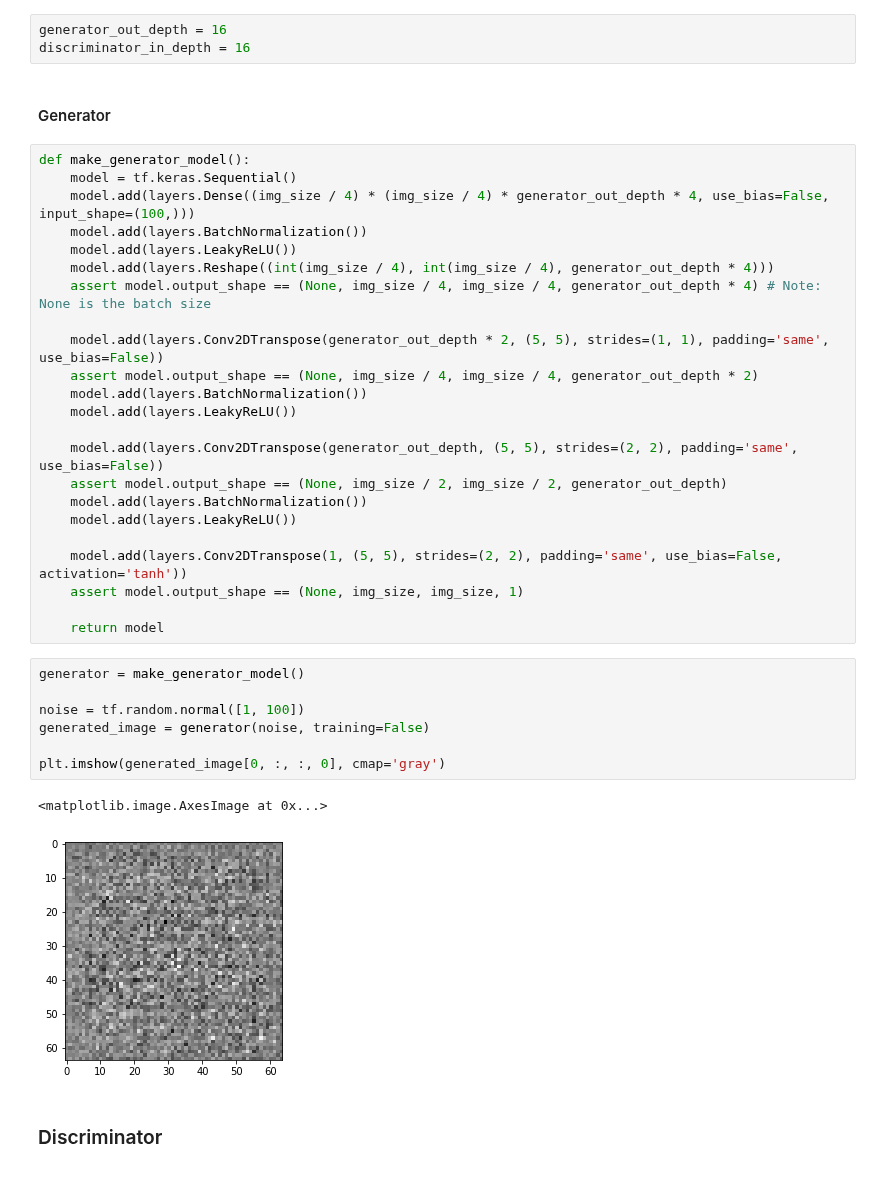
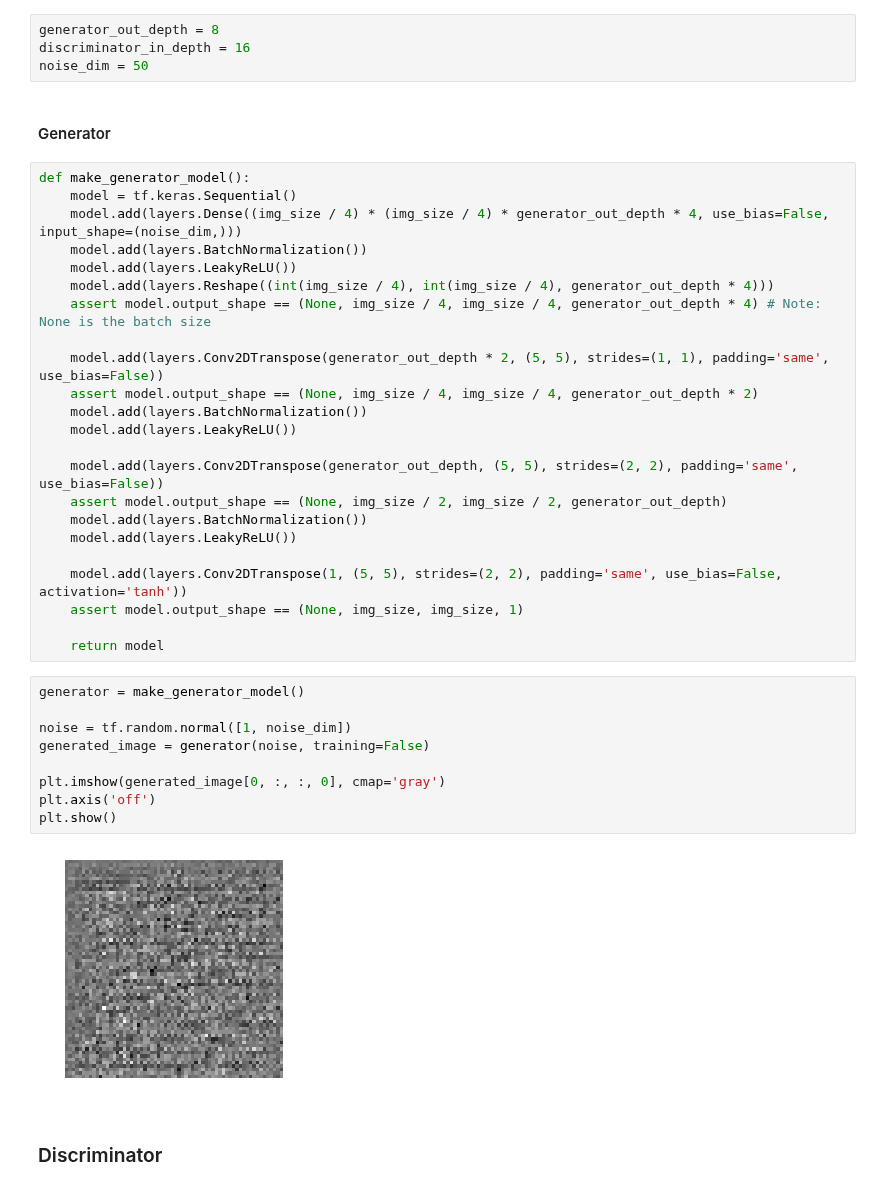
Before and after one commit to robolamp/SleepingCalligrapher, a Jupyter notebook: kuzushiji_GAN.ipynb, the cells around one changed output. Saved outputs shown, nothing was run; the diff lists cells and outputs as text.

Commit message:
DCGAN daily update
Stronger discriminator vs weaker generator

```diff
--- a/kuzushiji_GAN.ipynb
+++ b/kuzushiji_GAN.ipynb
@@ -116,14 +114,15 @@ np.min(chars_imgs), np.max(chars_imgs), chars_imgs.shape
 from tensorflow.keras import layers
 import tensorflow as tf
 # %%
-generator_out_depth = 16
+generator_out_depth = 8
 discriminator_in_depth = 16
+noise_dim = 50
 # %% [markdown]
 #### Generator
 # %%
 def make_generator_model():
     model = tf.keras.Sequential()
-    model.add(layers.Dense((img_size / 4) * (img_size / 4) * generator_out_depth * 4, use_bias=False, input_shape=(100,)))
+    model.add(layers.Dense((img_size / 4) * (img_size / 4) * generator_out_depth * 4, use_bias=False, input_shape=(noise_dim,)))
     model.add(layers.BatchNormalization())
     model.add(layers.LeakyReLU())
     model.add(layers.Reshape((int(img_size / 4), int(img_size / 4), generator_out_depth * 4)))
@@ -146,13 +145,14 @@ def make_generator_model():
 # %%
 generator = make_generator_model()
 
-noise = tf.random.normal([1, 100])
+noise = tf.random.normal([1, noise_dim])
 generated_image = generator(noise, training=False)
 
 plt.imshow(generated_image[0, :, :, 0], cmap='gray')
+plt.axis('off')
+plt.show()
 # %% [output]
-<matplotlib.image.AxesImage at 0x...>
-[figure, old version]
+[figure, new version]
 # %% [markdown]
 ### Discriminator
 # %%
```
Also changed, not shown: parts of 9 cells of this notebook.
